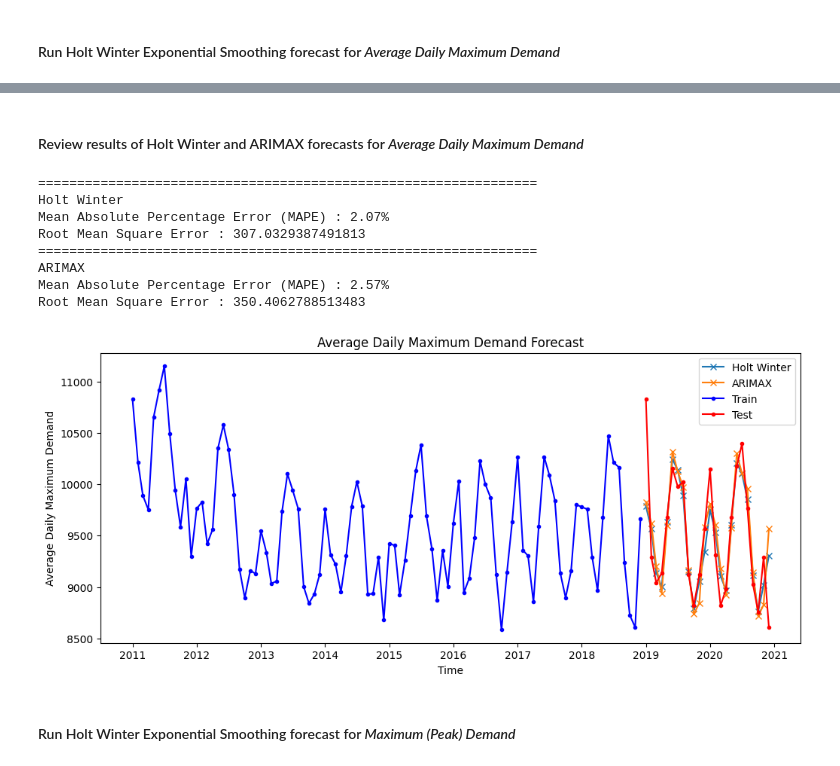
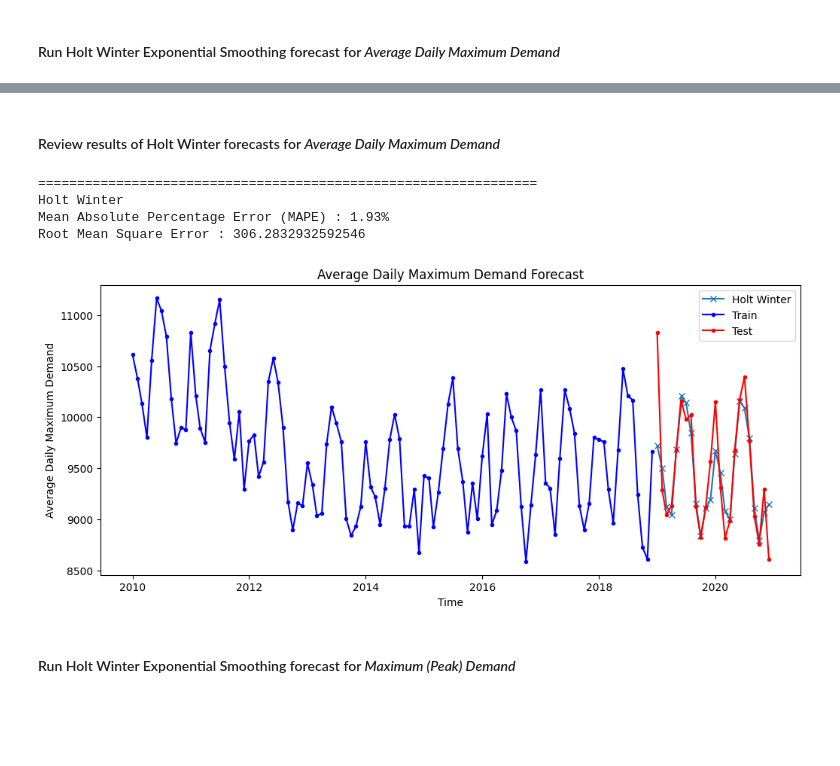
Before and after one commit to Z5429/ZZSC9020-Group-P, a Jupyter notebook: src/time_series_model.ipynb, the cells around one changed output, grey strips where cells are left out. Drawn from its saved outputs; the diff is of its cells as text; code cells hidden in the pictures; blank space fills up the shorter version.

```diff
--- a/src/time_series_model.ipynb
+++ b/src/time_series_model.ipynb
@@ -116,7 +131,7 @@ def mod_review(models, demand_name):
 fpath = "..\\data\\all_raw_files"
 fname_model_data = "model_data.csv"
 
-# Set the period of forecast from 2011 to 2020
-start_mth = datetime.datetime(2011, 1, 1)
+# Set the period of forecast from 2010 to 2020
+start_mth = datetime.datetime(2010, 1, 1)
 end_mth = datetime.datetime(2020, 12, 1)
 # %% [markdown]
@@ -285,21 +352,17 @@ Warnings:
 # %% [markdown]
-#### Review results of Holt Winter and ARIMAX forecasts for *Average Daily Maximum Demand*
+#### Review results of Holt Winter forecasts for *Average Daily Maximum Demand*
 # %%
 models = {
     'Holt Winter': hw_pred
-    ,'ARIMAX': sr_pred
+    #,'SARIMA': sr_pred
 }
 mod_review(models=models, demand_name='Average Daily Maximum Demand')
 # %% [output]
 ================================================================
 Holt Winter
-Mean Absolute Percentage Error (MAPE) : 2.07%
-Root Mean Square Error : 307.0329387491813
-================================================================
-ARIMAX
-Mean Absolute Percentage Error (MAPE) : 2.57%
-Root Mean Square Error : 350.4062788513483
+Mean Absolute Percentage Error (MAPE) : 1.93%
+Root Mean Square Error : 306.2832932592546
-[figure, old version]
+[figure, new version]
 # %% [markdown]
 #### Run Holt Winter Exponential Smoothing forecast for *Maximum (Peak) Demand*
 # %%
```
Also changed, not shown: parts of 32 cells of this notebook.
